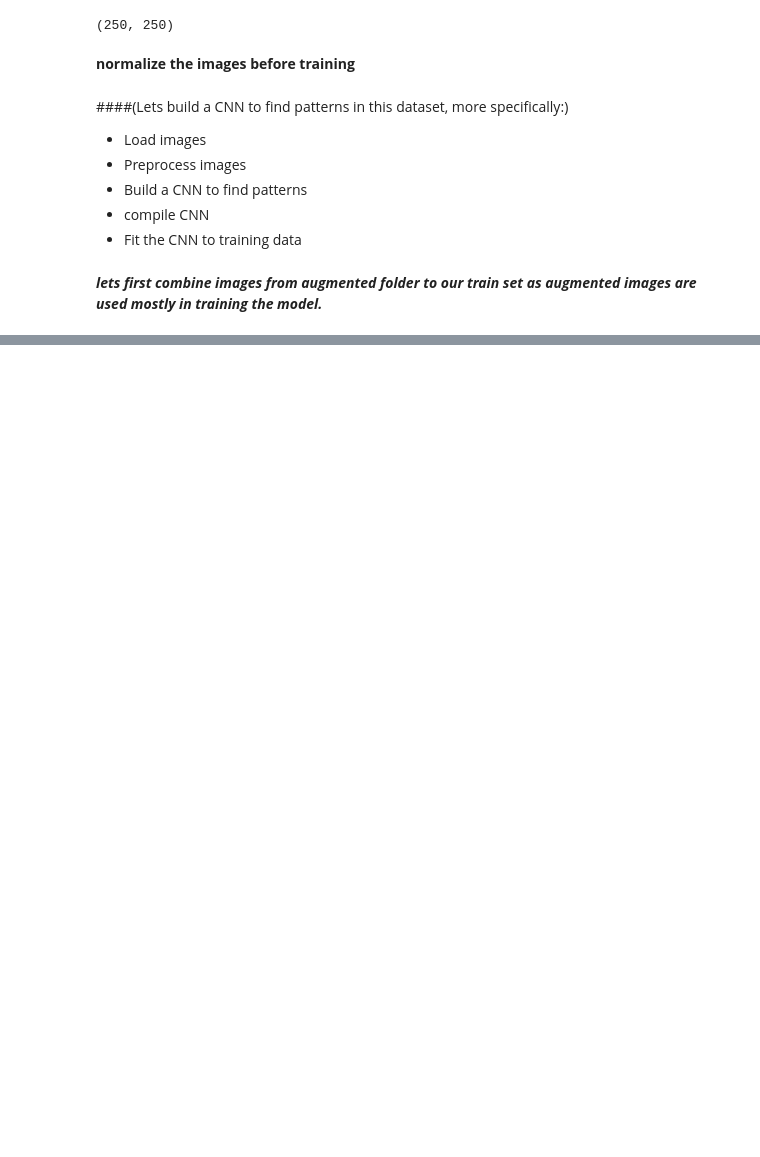
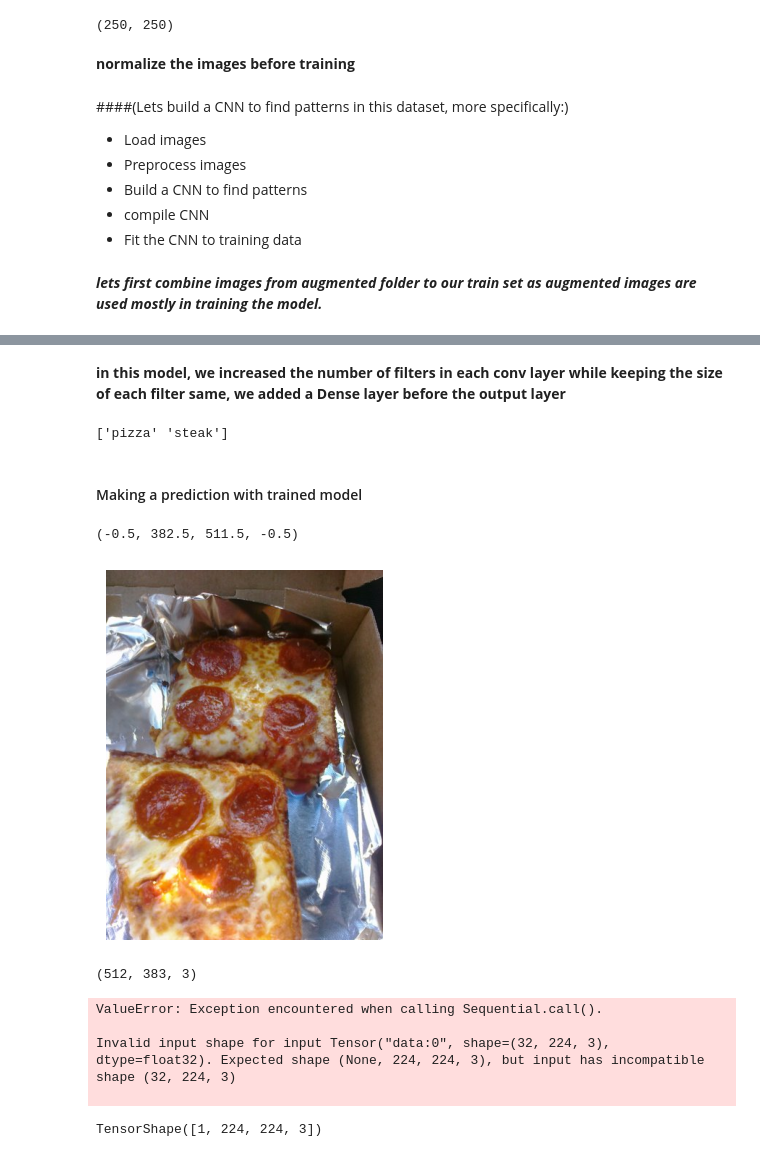
Before and after one commit to divyalaldinani/Deep-Learning-in-TensorFlow, a Jupyter notebook: 03_CNNs_in_tensorflow.ipynb, the cells around one changed output, grey strips where cells are left out. Drawn from its saved outputs; the diff is of its cells as text; code cells hidden in the pictures; blank space fills up the shorter version.

```diff
--- a/03_CNNs_in_tensorflow.ipynb
+++ b/03_CNNs_in_tensorflow.ipynb
@@ -441,0 +537,19 @@ pd.DataFrame(history_1.history).plot()
+# %% [markdown]
+**in this model, we increased the number of filters in each conv layer while keeping the size of each filter same, we added a Dense layer before the output layer**
+# %%
+print(class_names)
+# %% [output]
+['pizza' 'steak']
+# %% [markdown]
+#### Making a prediction with trained model
+# %%
+pizza_img = mpimg.imread('/content/pizza_steak/test/pizza/11297.jpg')
+plt.imshow(pizza_img)
+plt.axis(False)
+# %% [output]
+(-0.5, 382.5, 511.5, -0.5)
+[figure, added]
+# %%
+pizza_img.shape
+# %% [output]
+(512, 383, 3)
@@ -441,0 +563,12 @@ pd.DataFrame(history_1.history).plot()
+# %%
+model_2.predict(pizza_img_load)
+# %% [output]
+ValueError: Exception encountered when calling Sequential.call().
+
+Invalid input shape for input Tensor("data:0", shape=(32, 224, 3), dtype=float32). Expected shape (None, 224, 224, 3), but input has incompatible shape (32, 224, 3)
+
+# %%
+pizza_img_load = tf.expand_dims(pizza_img_load, axis = 0)
+pizza_img_load.shape
+# %% [output]
+TensorShape([1, 224, 224, 3])
```
Also changed, not shown: parts of 24 cells of this notebook.
